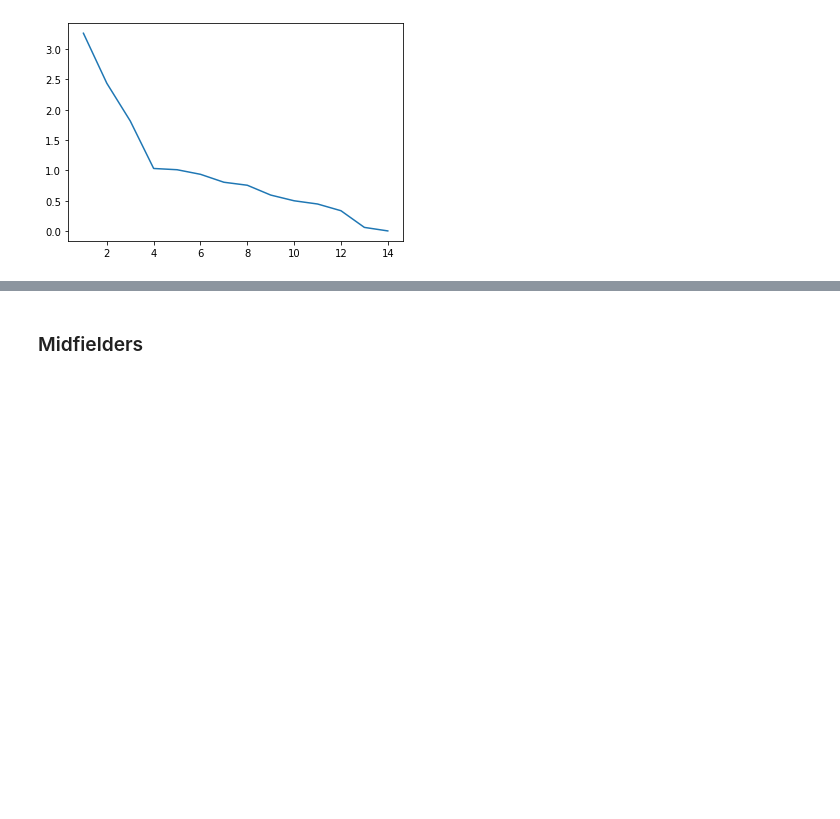
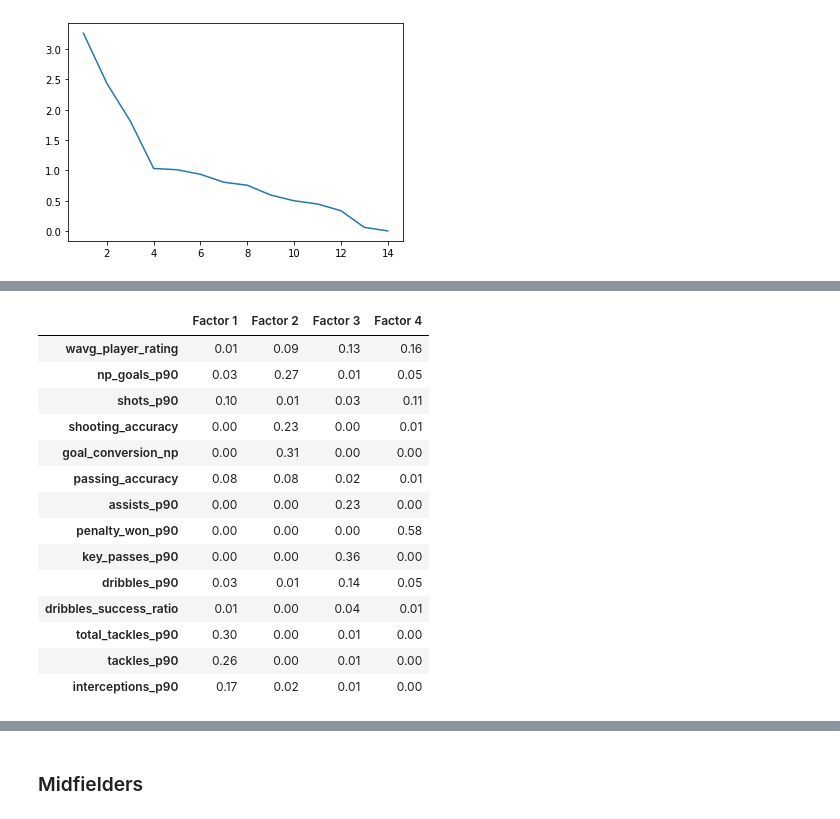
Before and after one commit to fpretto/MiM_Analytics_Tesis, a Jupyter notebook: Tesis/Performance Index.ipynb, the cells around one changed output, grey strips where cells are left out. Cells and saved outputs as stored; diff of their text form; code cells hidden in the pictures; blank space fills up the shorter version.

```diff
--- a/Tesis/Performance Index.ipynb
+++ b/Tesis/Performance Index.ipynb
@@ -336,0 +384,20 @@ plt.plot(range(1,x.shape[1]+1),ev)
+# %%
+prueba =pd.DataFrame((loads**2)/variances, index=df_fw[fw_cols].columns, columns=['Factor {}'.format(fact+1) for fact in range(factors)])
+# %%
+prueba
+# %% [output]
+|  | Factor 1 | Factor 2 | Factor 3 | Factor 4 |
+| wavg_player_rating | 0.01 | 0.09 | 0.13 | 0.16 |
+| np_goals_p90 | 0.03 | 0.27 | 0.01 | 0.05 |
+| shots_p90 | 0.10 | 0.01 | 0.03 | 0.11 |
+| shooting_accuracy | 0.00 | 0.23 | 0.00 | 0.01 |
+| goal_conversion_np | 0.00 | 0.31 | 0.00 | 0.00 |
+| passing_accuracy | 0.08 | 0.08 | 0.02 | 0.01 |
+| assists_p90 | 0.00 | 0.00 | 0.23 | 0.00 |
+| penalty_won_p90 | 0.00 | 0.00 | 0.00 | 0.58 |
+| key_passes_p90 | 0.00 | 0.00 | 0.36 | 0.00 |
+| dribbles_p90 | 0.03 | 0.01 | 0.14 | 0.05 |
+| dribbles_success_ratio | 0.01 | 0.00 | 0.04 | 0.01 |
+| total_tackles_p90 | 0.30 | 0.00 | 0.01 | 0.00 |
+| tackles_p90 | 0.26 | 0.00 | 0.01 | 0.00 |
+| interceptions_p90 | 0.17 | 0.02 | 0.01 | 0.00 |
```
Also changed, not shown: parts of 13 cells of this notebook.
